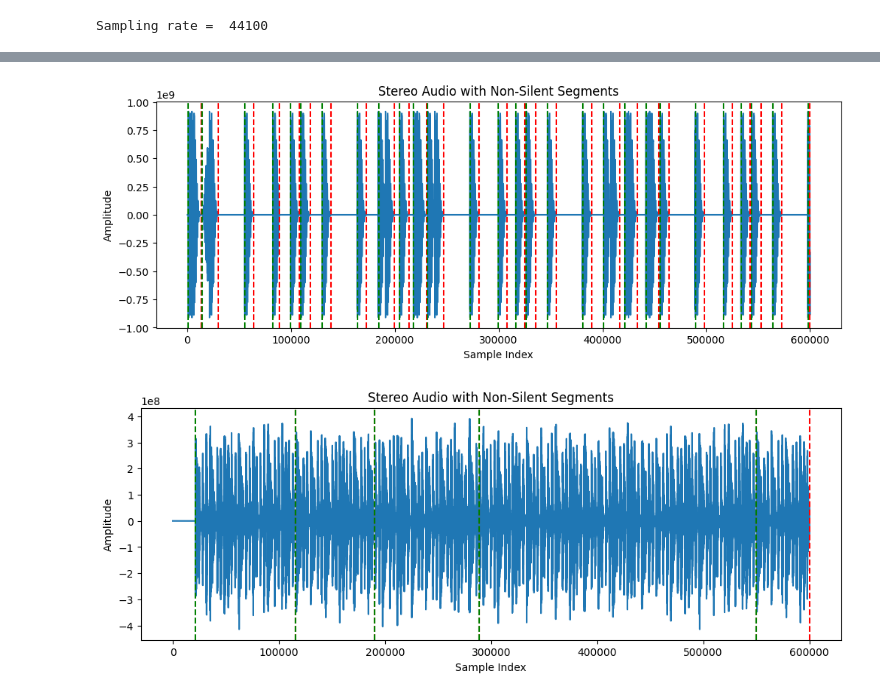
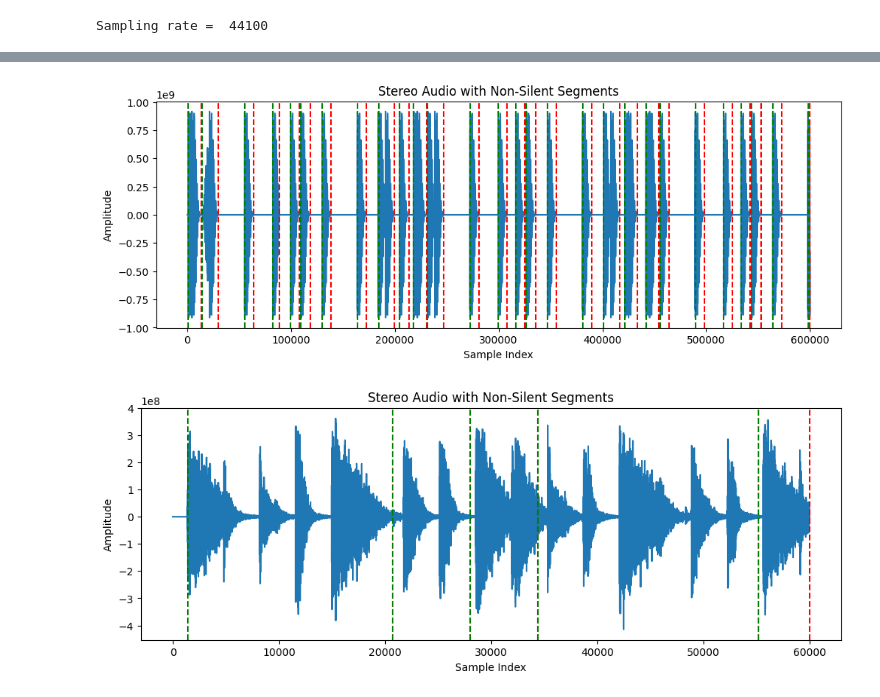
Before and after one commit to gunhee-c/Multitrack-Compress, a Jupyter notebook: sandbox.ipynb, the cells around one changed output, grey strips where cells are left out. Saved outputs shown, nothing was run; the diff lists cells and outputs as text; code cells hidden in the pictures.

```diff
--- a/sandbox.ipynb
+++ b/sandbox.ipynb
@@ -62,46 +65,44 @@ import soundfile as sf
 import numpy as np
 import matplotlib.pyplot as plt
 
-def find_non_silent_segments(data, samplerate, silence_threshold, min_duration=0.1):
+def find_non_silent_segments(data, silence_threshold, min_duration=0.1):
     """Find non-silent segments in the stereo audio data."""
     # Calculate the minimum length for a segment based on minimum duration
-    min_segment_length = int(samplerate * min_duration)/4
+    min_segment_length = min_duration
 
     # Combine stereo channels by averaging
     combined_data = np.mean(data, axis=1)
 
     # Initialize variables
     segments = []
     start_index = None
 
     # Iterate over the combined audio data
     for i, sample in enumerate(combined_data):
         if abs(sample) > silence_threshold:
             if start_index is None:
                 start_index = i
         else:
             if start_index is not None and i - start_index > min_segment_length:
                 segments.append((start_index, i))
                 start_index = None
 
     # Check for the last segment
     if start_index is not None and len(combined_data) - start_index > min_segment_length:
         segments.append((start_index, len(combined_data)))
 
     return segments
 
-# Load the audio file
-#data, samplerate = sf.read('yourfile.wav')
 
 # Define the silence threshold
-silence_threshold = 0.001  # Adjust this based on your audio
+silence_threshold = 1000  # Adjust this based on your audio
 
 # Find non-silent segments
-non_silent_segments1 = find_non_silent_segments(sample1, samplerate1, silence_threshold)
-non_silent_segments2 = find_non_silent_segments(sample2, samplerate2, silence_threshold)
+non_silent_segments1 = find_non_silent_segments(sample1,silence_threshold, min_duration=0.001)
+non_silent_segments2 = find_non_silent_segments(sample2[20000:80000],silence_threshold, min_duration=0.01)
 plot_waveform_withBounds(sample1, non_silent_segments1)
-plot_waveform_withBounds(sample2, non_silent_segments2)
+plot_waveform_withBounds(sample2[20000:80000], non_silent_segments2)
 # %% [output]
 [figure]
-[figure, old version]
+[figure, new version]
 # %%
```
Also changed, not shown: parts of 7 cells of this notebook.
